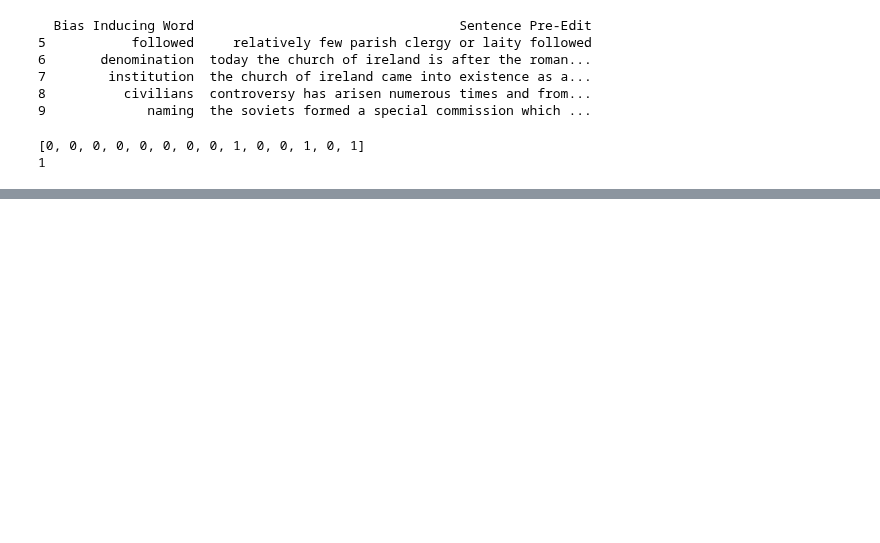
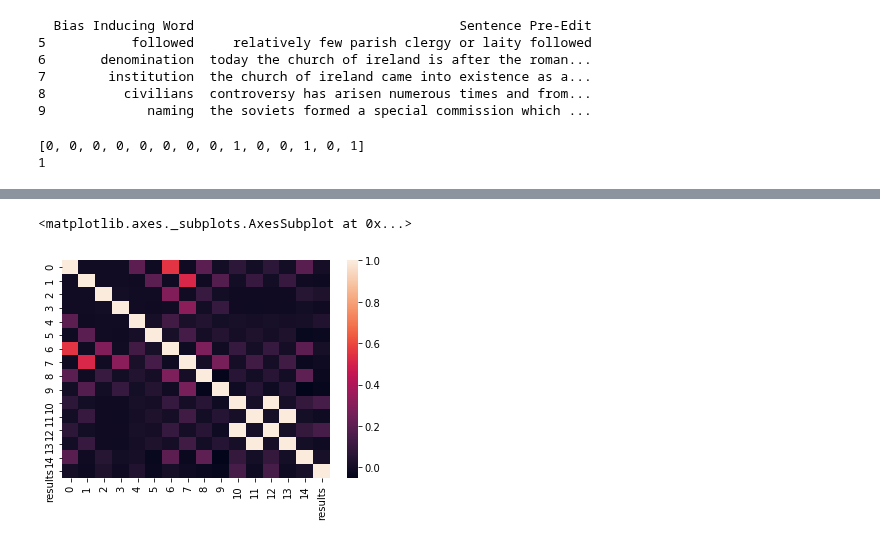
Before and after one commit to cdwyer1bod/LinguisticModels_bias_detection, a Jupyter notebook: Logistic_Model.ipynb, the cells around one changed output, grey strips where cells are left out. Saved outputs shown, nothing was run; the diff lists cells and outputs as text; code cells hidden in the pictures; blank space fills up the shorter version.

```diff
--- a/Logistic_Model.ipynb
+++ b/Logistic_Model.ipynb
@@ -229,0 +244,2 @@ b
+# %%
+attiribute_matrix_dev, result_vector_dev = vectorize_df(dev, POS_FREQ_DIST, WORD_FREQ_DIST, corpus_list, bias_lexicon_list)
@@ -229,0 +265,4 @@ b
+# %%
+df = pd.DataFrame(attiribute_matrix_dev)
+df['results'] = result_vector_dev
+df
@@ -229,0 +305,8 @@ b
+# %%
+corr = df.corr()
+sns.heatmap(corr,
+        xticklabels=corr.columns,
+        yticklabels=corr.columns)
+# %% [output]
+<matplotlib.axes._subplots.AxesSubplot at 0x...>
+[figure, added]
```
Also changed, not shown: parts of 18 cells of this notebook, 1 other file.
